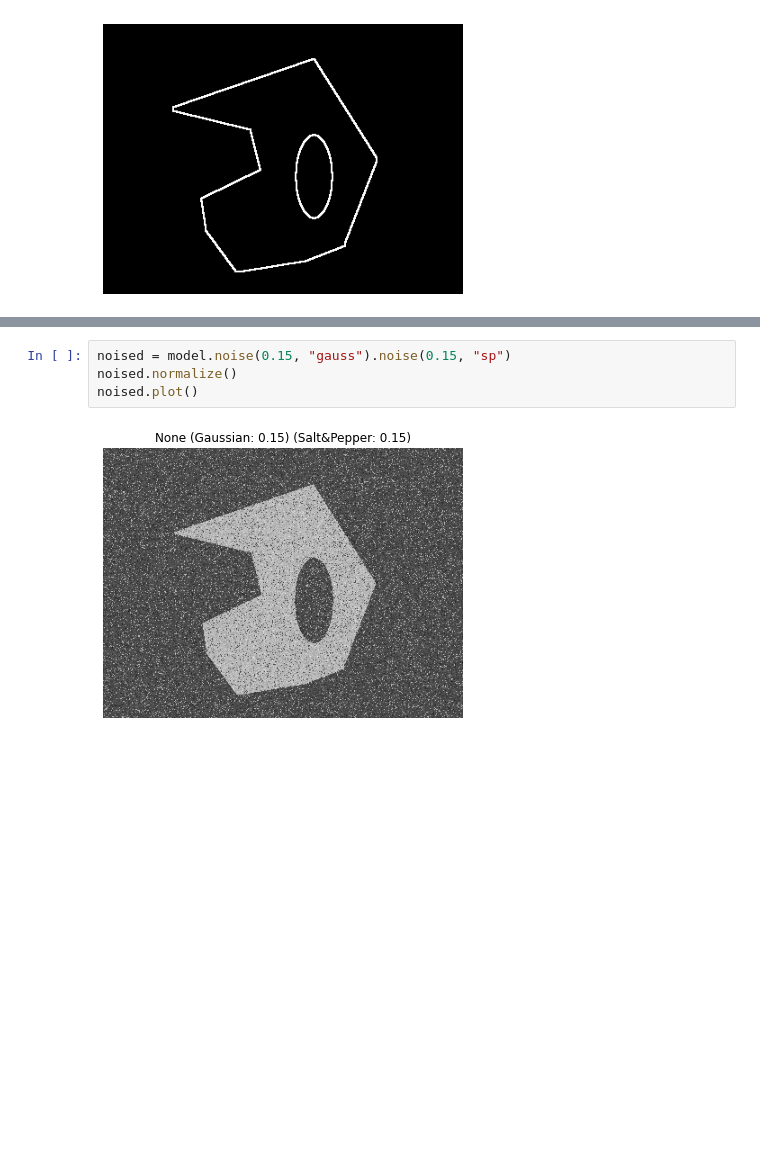
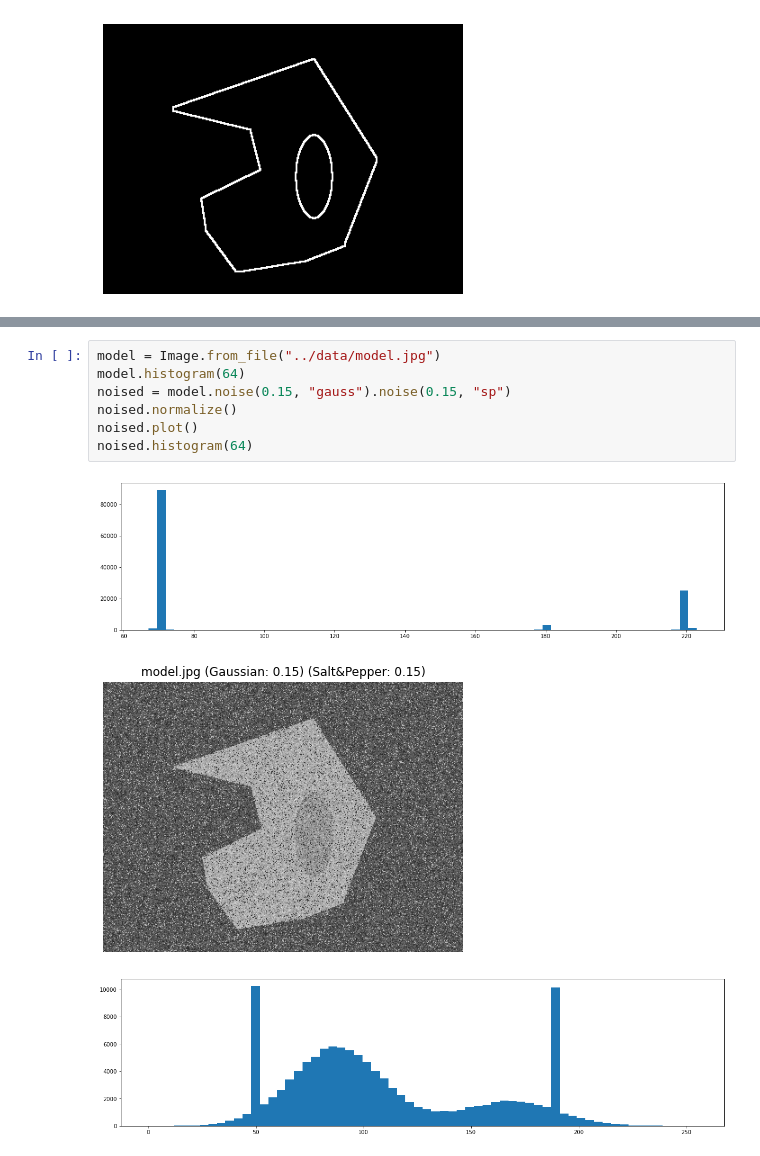
Before and after one commit to Oborichkin/data-processing, a Jupyter notebook: notebooks/contour3.ipynb, the cells around one changed output, grey strips where cells are left out. Drawn from its saved outputs; the diff is of its cells as text; blank space fills up the shorter version.

```diff
--- a/notebooks/contour3.ipynb
+++ b/notebooks/contour3.ipynb
@@ -29,9 +32,14 @@ e1 = model.erode()
 # %%
+model = Image.from_file("../data/model.jpg")
+model.histogram(64)
 noised = model.noise(0.15, "gauss").noise(0.15, "sp")
 noised.normalize()
 noised.plot()
+noised.histogram(64)
 # %% [output]
-[figure, old version]
+[figure, new version]
+[figure, added]
+[figure, added]
 # %%
 d2 = noised.dilate(kernel_size=4)
 d2.normalize()
```
Also changed, not shown: parts of 20 cells of this notebook.
